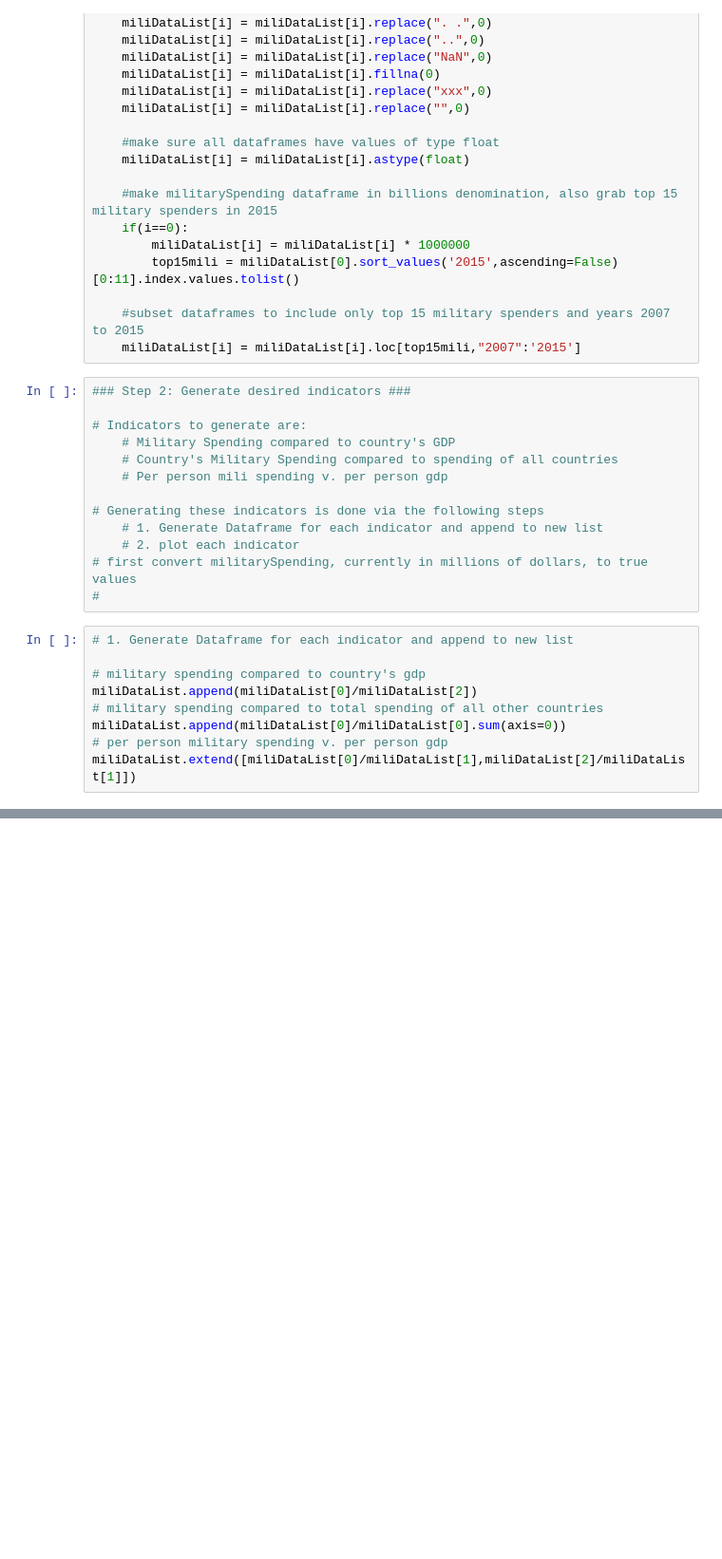
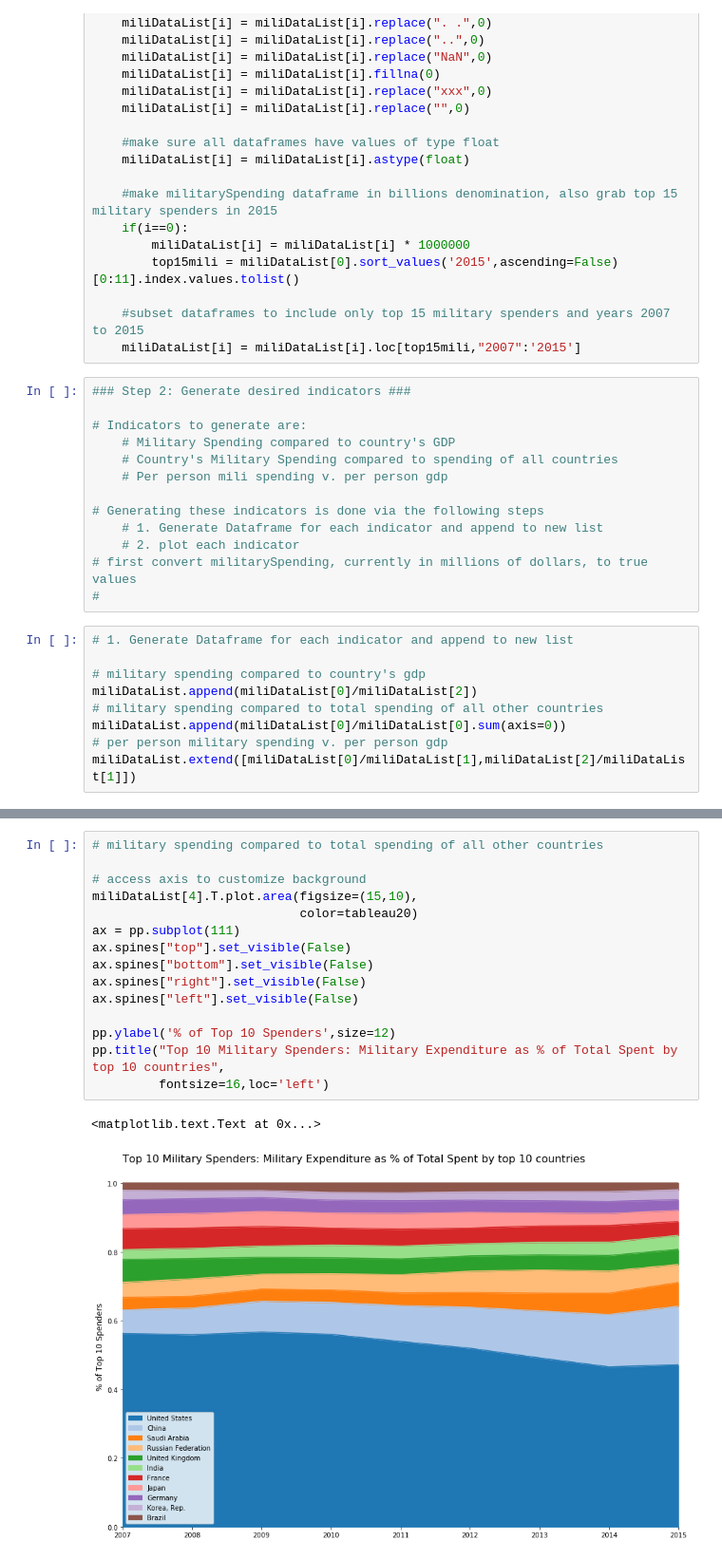
Before and after one commit to maxgrossman/minemilitaries, a Jupyter notebook: minemilitaries.ipynb, the cells around one changed output, grey strips where cells are left out. Shown at 95% size. Cells and saved outputs as stored; diff of their text form; blank space fills up the shorter version.

```diff
--- a/minemilitaries.ipynb
+++ b/minemilitaries.ipynb
@@ -254,0 +188,18 @@ Name: China, dtype: object
+# %%
+# military spending compared to total spending of all other countries
+
+# access axis to customize background
+miliDataList[4].T.plot.area(figsize=(15,10),
+                            color=tableau20)
+ax = pp.subplot(111)
+ax.spines["top"].set_visible(False)
+ax.spines["bottom"].set_visible(False)
+ax.spines["right"].set_visible(False)
+ax.spines["left"].set_visible(False)
+
+pp.ylabel('% of Top 10 Spenders',size=12)
+pp.title("Top 10 Military Spenders: Military Expenditure as % of Total Spent by top 10 countries",
+         fontsize=16,loc='left')
+# %% [output]
+<matplotlib.text.Text at 0x...>
+[figure, added]
```
Also changed, not shown: parts of 10 cells of this notebook.
